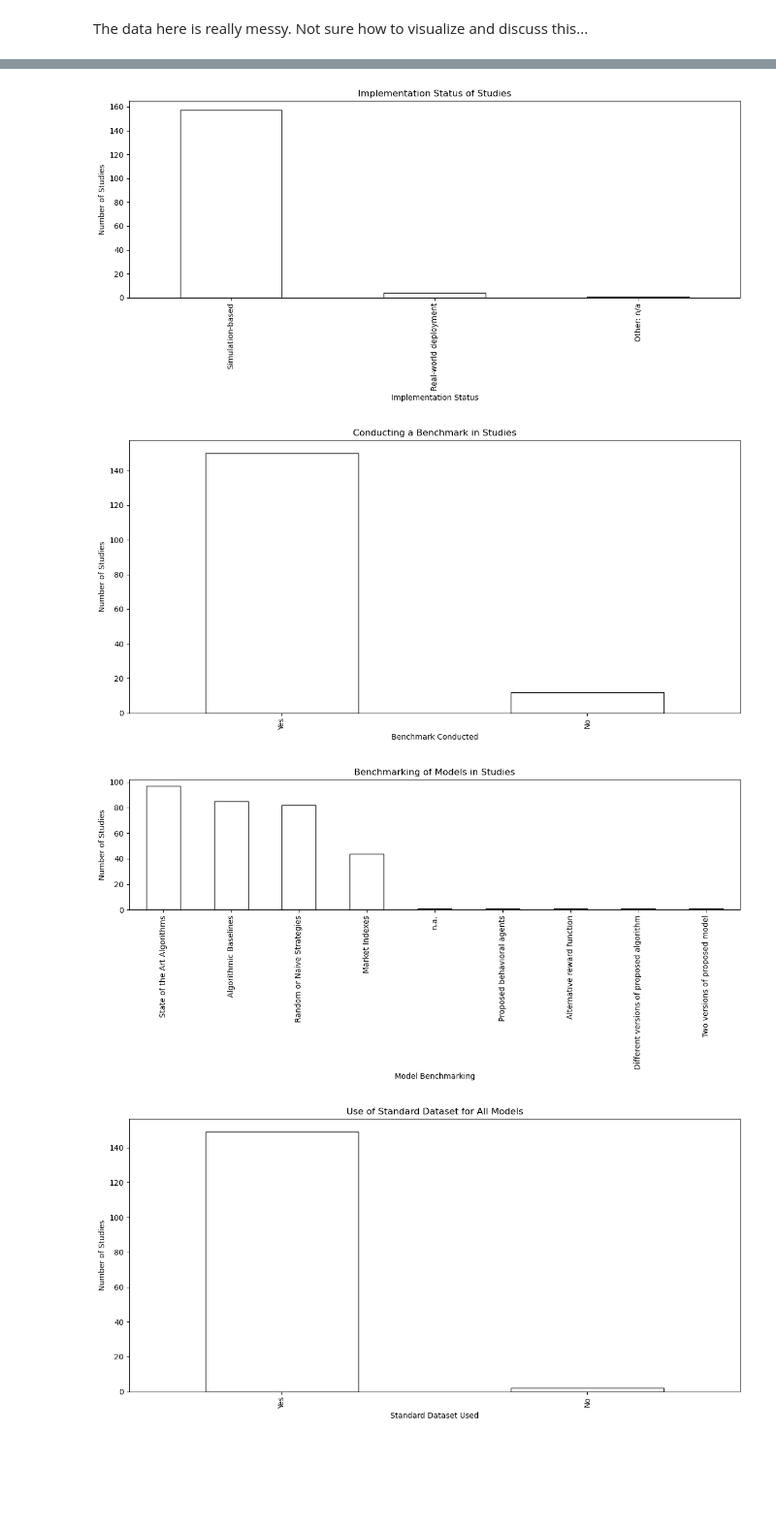
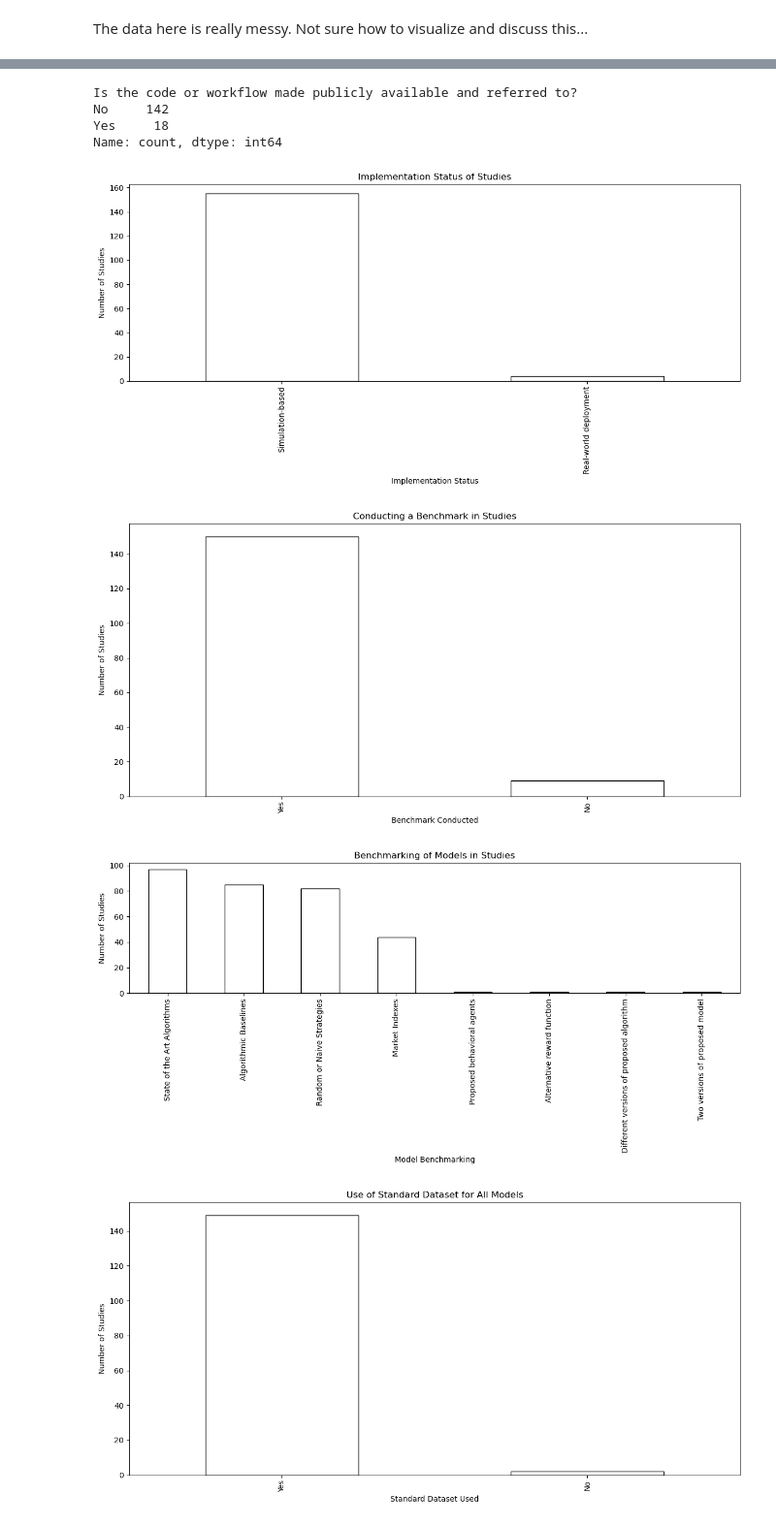
Before and after one commit to MSCA-DN-Digital-Finance/WP3_eXplainable_and_Fair_AI, a Jupyter notebook: IRP1/Code/systematic_literature_review/250602_analysis.ipynb, the cells around one changed output, grey strips where cells are left out. Shown at 97% size. Cells and saved outputs as stored; diff of their text form; code cells hidden in the pictures; blank space fills up the shorter version.

```diff
--- a/IRP1/Code/systematic_literature_review/250602_analysis.ipynb
+++ b/IRP1/Code/systematic_literature_review/250602_analysis.ipynb
@@ -166,13 +121,13 @@ plt.show()
 # %%
 
 # Replace rows containing 'other' (case-insensitive) with 'Unspecified/Other'
-mask = df_consensus['What asset classes are in the dataset?'].str.contains('other', case=False, na=False)
-df_consensus.loc[mask, 'What asset classes are in the dataset?'] = 'Unspecified/Other'
+mask = df['What asset classes are in the dataset?'].str.contains('other', case=False, na=False)
+df.loc[mask, 'What asset classes are in the dataset?'] = 'Unspecified/Other'
 
 # plot number of asset classes for  'What asset classes are in the dataset?'
-asset_classes = df_consensus['What asset classes are in the dataset?'].dropna().str.split(';').explode().str.strip()
+asset_classes = df['What asset classes are in the dataset?'].dropna().str.split(';').explode().str.strip()
 plt.figure(figsize=(12, 6))
-asset_classes.value_counts().plot(kind='bar', color='lightblue')
+asset_classes.value_counts().plot(kind='bar', color='white', edgecolor='black')
 plt.title('Number of Studies by Asset Class')
 plt.xlabel('Asset Class')
 plt.ylabel('Number of Studies')
@@ -203,11 +162,11 @@ Number of studies with asset data: 156
 # %%
 # replace other with unspecified/other
-mask = df_consensus['What is the nature of the asset price dataset?'].str.contains('other', case=False, na=False)
-df_consensus.loc[mask, 'What is the nature of the asset price dataset?'] = 'Not Applicable'
+mask = df['What is the nature of the asset price dataset?'].str.contains('other', case=False, na=False)
+df.loc[mask, 'What is the nature of the asset price dataset?'] = 'Not Applicable'
 
 # box plot for 'What is the nature of the asset price dataset?'
 plt.figure(figsize=(12, 6))
-df_consensus['What is the nature of the asset price dataset?'].value_counts().plot(kind='bar', color='white', edgecolor='black')
+df['What is the nature of the asset price dataset?'].value_counts().plot(kind='bar', color='white', edgecolor='black')
 plt.title('Nature of the Asset Price Dataset')
 plt.xlabel('Nature of Dataset')
 plt.ylabel('Number of Studies')
@@ -271,13 +274,13 @@ plt.show()
 # %%
 # plot for
 
-df_consensus["Date Start"] = pd.to_datetime(df_consensus["Date Start"], errors='coerce')
-df_consensus["Date End"] = pd.to_datetime(df_consensus["Date End"], errors='coerce')
+df["Date Start"] = pd.to_datetime(df["Date Start"], errors='coerce')
+df["Date End"] = pd.to_datetime(df["Date End"], errors='coerce')
 
 # plot boxplot of study duration
 plt.figure(figsize=(12, 6))
-df_consensus['Study Duration'] = (df_consensus['Date End'] - df_consensus['Date Start']).dt.days
-plt.boxplot(df_consensus['Study Duration'].dropna(), vert=False, patch_artist=True, boxprops=dict(facecolor='lightblue', color='black'), medianprops=dict(color='red'))
+df['Study Duration'] = (df['Date End'] - df['Date Start']).dt.days
+plt.boxplot(df['Study Duration'].dropna(), vert=False, patch_artist=True, boxprops=dict(facecolor='lightblue', color='black'), medianprops=dict(color='red'))
 plt.title('Distribution of Study Duration (in days)')
 plt.xlabel('Study Duration (days)')
 plt.xscale('log')  # Use logarithmic scale for better visibility
@@ -293,21 +311,21 @@ import matplotlib.dates as mdates
 
 # Simulated example (replace this with your real data)
 n = 160
-df = pd.DataFrame({
+time_df = pd.DataFrame({
     'Series': [f"TS_{i}" for i in range(n)],
     'Start': pd.date_range(start='2020-01-01', periods=n, freq='7D'),
     'End': pd.date_range(start='2020-04-01', periods=n, freq='10D')
 })
-df['Start'] = pd.to_datetime(df['Start'])
-df['End'] = pd.to_datetime(df['End'])
-df['Duration'] = (df['End'] - df['Start']).dt.days
+time_df['Start'] = pd.to_datetime(time_df['Start'])
+time_df['End'] = pd.to_datetime(time_df['End'])
+time_df['Duration'] = (time_df['End'] - time_df['Start']).dt.days
 
 # Sort by start date (optional)
-df = df.sort_values('Start')
+time_df = time_df.sort_values('Start')
 
 # Plot
 fig, ax = plt.subplots(figsize=(12, int(n/6)))  # Adjust height to fit
-ax.barh(df['Series'], df['Duration'], left=df['Start'], color='steelblue')
+ax.barh(time_df['Series'], time_df['Duration'], left=time_df['Start'], color='steelblue')
 
 # Format date axis
 ax.xaxis.set_major_locator(mdates.MonthLocator(interval=2))  # every 2 months
@@ -499,7 +519,14 @@ plt.show()
+# %%
+df['Is the code or workflow made publicly available and referred to?'].value_counts()
+# %% [output]
+Is the code or workflow made publicly available and referred to?
+No     142
+Yes     18
+Name: count, dtype: int64
 # %%
 # plot 'What is the implementation status?'
 plt.figure(figsize=(12, 6))
-df_consensus['What is the implementation status?'].value_counts().plot(kind='bar', color='white', edgecolor='black')
+df['What is the implementation status?'].value_counts().plot(kind='bar', color='white', edgecolor='black')
 plt.title('Implementation Status of Studies')
 plt.xlabel('Implementation Status')
 plt.ylabel('Number of Studies')
@@ -507,11 +534,11 @@ plt.xticks(rotation=90)
 plt.tight_layout()
 plt.show()
 # %% [output]
-[figure, old version]
+[figure, new version]
 # %%
 # plot 'Does the study conduct a benchmark?'
 plt.figure(figsize=(12, 6))
-df_consensus['Does the study conduct a benchmark?'].value_counts().plot(kind='bar', color='white', edgecolor='black')
+df['Does the study conduct a benchmark?'].value_counts().plot(kind='bar', color='white', edgecolor='black')
 plt.title('Conducting a Benchmark in Studies')
 plt.xlabel('Benchmark Conducted')
 plt.ylabel('Number of Studies')
@@ -519,22 +546,22 @@ plt.xticks(rotation=90)
 plt.tight_layout()
 plt.show()
 # %% [output]
-[figure, old version]
+[figure, new version]
 # %%
 # split the 'What is the model benchmarked against?' column into a list of metrics by splitting on semicolon and on comma and remove 'Other: ' and stripping whitespace
-benchmark_list = df_consensus['What is the model benchmarked against?'].dropna().str.split(';|,').explode().str.strip().str.replace('Other: ', '', regex=False)
+benchmark_list = df['What is the model benchmarked against?'].dropna().str.split(';|,').explode().str.strip().str.replace('Other: ', '', regex=False)
 
 # plot 'What is the model benchmarked against?'
 plt.figure(figsize=(12, 6))
 benchmark_list.value_counts().plot(kind='bar', color='white', edgecolor='black')
 plt.title('Benchmarking of Models in Studies')
 plt.xlabel('Model Benchmarking')
 plt.ylabel('Number of Studies')
 plt.xticks(rotation=90)
 plt.tight_layout()
 plt.show()
 # %% [output]
-[figure, old version]
+[figure, new version]
 # %%
 # plot 'Is a standard dataset used for all models?'
 plt.figure(figsize=(12, 6))
```
Also changed, not shown: parts of 46 cells of this notebook, 2 other files.
